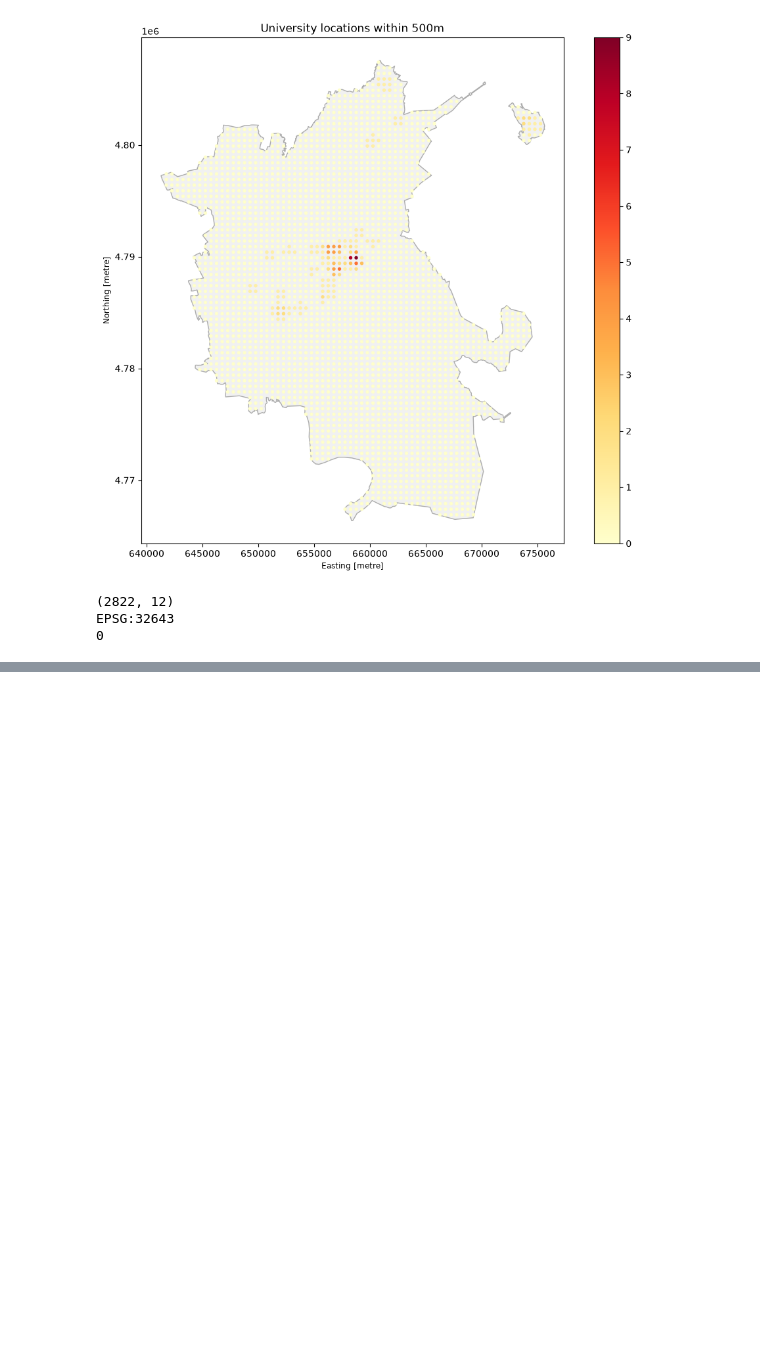
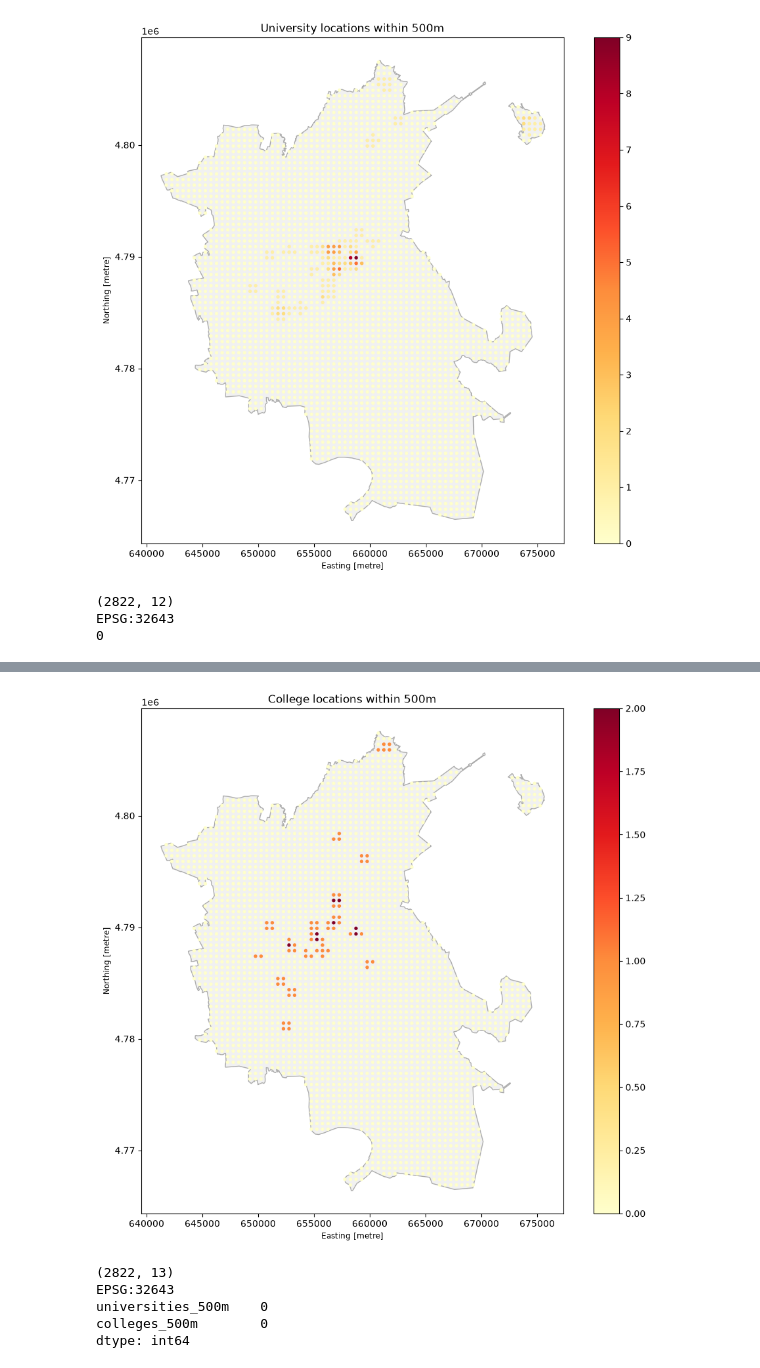
Before and after one commit to muenjmtst/business-location-ai, a Jupyter notebook: notebooks/02_candidate_locations.ipynb, the cells around one changed output, grey strips where cells are left out. Saved outputs shown, nothing was run; the diff lists cells and outputs as text; code cells hidden in the pictures; blank space fills up the shorter version.

Commit message:
Add college feature

```diff
--- a/notebooks/02_candidate_locations.ipynb
+++ b/notebooks/02_candidate_locations.ipynb
@@ -1651,0 +1804,12 @@ EPSG:32643
+# %%
+colleges_all = gpd.GeoDataFrame(
+    pd.concat(
+        [colleges_all, extra_colleges],
+        ignore_index=True
+    ),
+     geometry="geometry",
+     crs="EPSG:32643"
+)
+
+print("Всего объектов:", len(colleges_all))
+print("Уникальных campus_id:", colleges_all["campus_id"].nunique())
@@ -1651,0 +1839,11 @@ EPSG:32643
+# %%
+misclassified_geometries = extra_colleges.geometry
+
+universities_all_clean = universities_all[
+    ~universities_all.geometry.apply(
+        lambda geom: misclassified_geometries.geom_equals(geom).any()
+    )
+].copy()
+
+print("Было университетских объектов:", len(universities_all))
+print("Стало:", len(universities_all_clean))
@@ -1651,0 +1927,44 @@ EPSG:32643
+# %%
+fig, ax = plt.subplots(figsize=(12, 10))
+
+almaty_m.plot(
+    ax=ax,
+    color="lightgray",
+    edgecolor="black",
+    alpha=0.3
+)
+
+points_inside_city.plot(
+    ax=ax,
+    column="colleges_500m",
+    cmap="YlOrRd",
+    markersize=8,
+    legend=True,
+    vmin=0,
+    vmax=2
+)
+
+ax.set_title("College locations within 500m")
+plt.show()
+# %% [output]
+[figure, added]
+# %%
+points_inside_city.to_file(
+    "../data/processed/candidate_locations.gpkg",
+    driver="GPKG"
+)
+
+print(points_inside_city.shape)
+print(points_inside_city.crs)
+
+print(
+    points_inside_city[
+        ["universities_500m", "colleges_500m"]
+    ].isna().sum()
+)
+# %% [output]
+(2822, 13)
+EPSG:32643
+universities_500m    0
+colleges_500m        0
+dtype: int64
```
Also changed, not shown: parts of 11 cells of this notebook.
